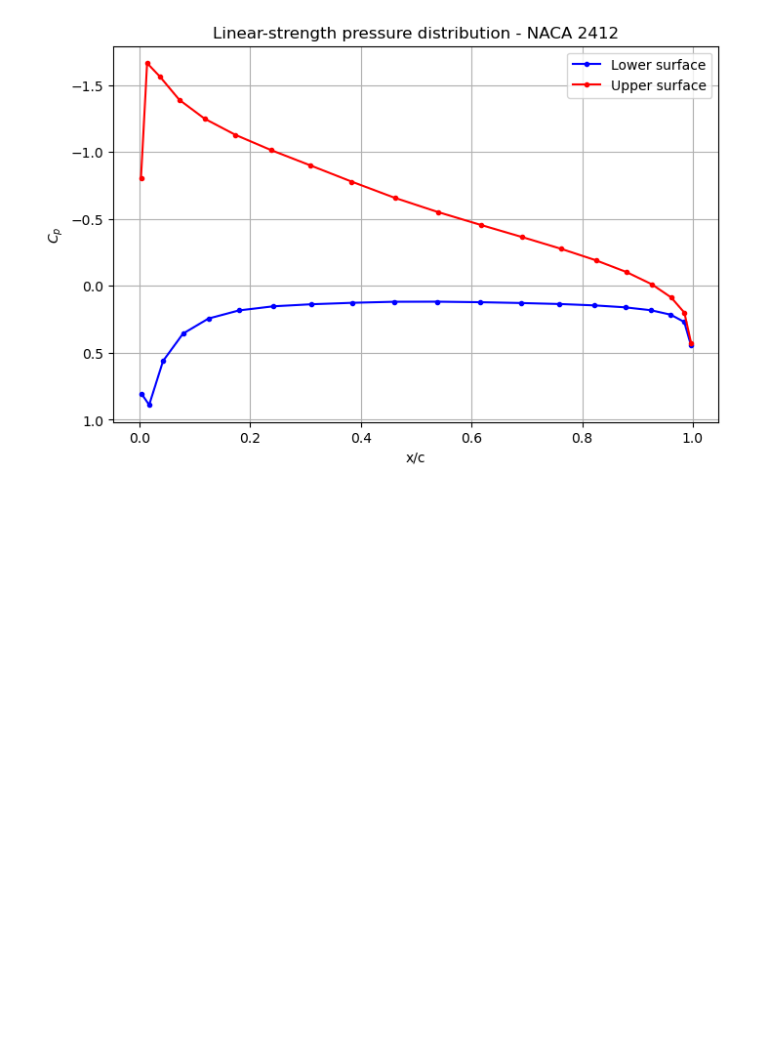
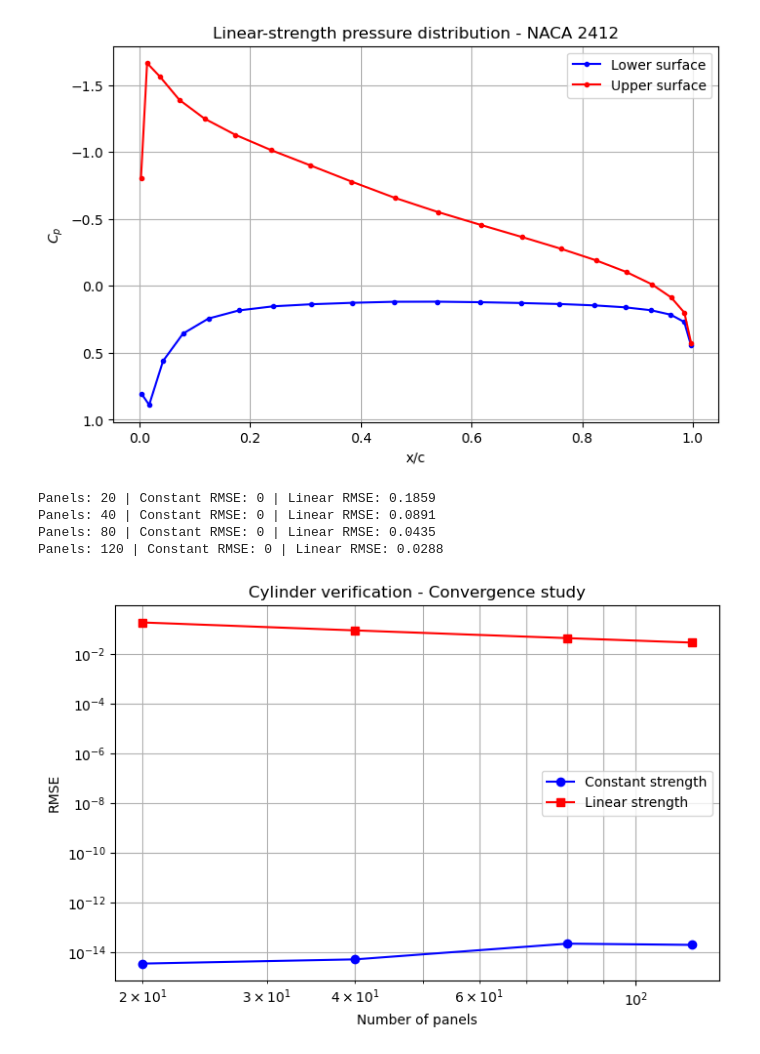
Before and after one commit to ashishbhole/AE611_2026, a Jupyter notebook: sc26m019 vignesh aero assign.ipynb, the cells around one changed output. Saved outputs shown, nothing was run; the diff lists cells and outputs as text; code cells hidden in the pictures; blank space fills up the shorter version.

Commit message:
study cylinder flow and panel convergence

```diff
--- a/sc26m019 vignesh aero assign.ipynb
+++ b/sc26m019 vignesh aero assign.ipynb
@@ -704,0 +817,50 @@ Maximum normal velocity error: 0
+# %%
+
+# Convergence study
+panel_numbers = [20, 40, 80, 120]
+
+constant_errors = []
+linear_errors = []
+
+alpha = np.radians(5)
+
+for N in panel_numbers:
+
+    result0 = cylinder_test_constant(N, alpha)
+    result1 = cylinder_test_linear(N, alpha)
+
+    constant_errors.append(result0[-1])
+    linear_errors.append(result1[-1])
+
+    print(
+        "Panels:", N,
+        "| Constant RMSE:", fmt(result0[-1]),
+        "| Linear RMSE:", fmt(result1[-1])
+    )
+
+
+# Plot convergence
+plt.figure(figsize=(8, 5))
+
+plt.loglog(
+    panel_numbers, constant_errors,
+    'bo-', label='Constant strength'
+)
+
+plt.loglog(
+    panel_numbers, linear_errors,
+    'rs-', label='Linear strength'
+)
+
+plt.xlabel("Number of panels")
+plt.ylabel("RMSE")
+plt.title("Cylinder verification - Convergence study")
+plt.legend()
+plt.grid(True, which='both')
+plt.show()
+# %% [output]
+Panels: 20 | Constant RMSE: 0 | Linear RMSE: 0.1859
+Panels: 40 | Constant RMSE: 0 | Linear RMSE: 0.0891
+Panels: 80 | Constant RMSE: 0 | Linear RMSE: 0.0435
+Panels: 120 | Constant RMSE: 0 | Linear RMSE: 0.0288
+[figure, added]
```
Also changed, not shown: parts of 2 cells of this notebook.
